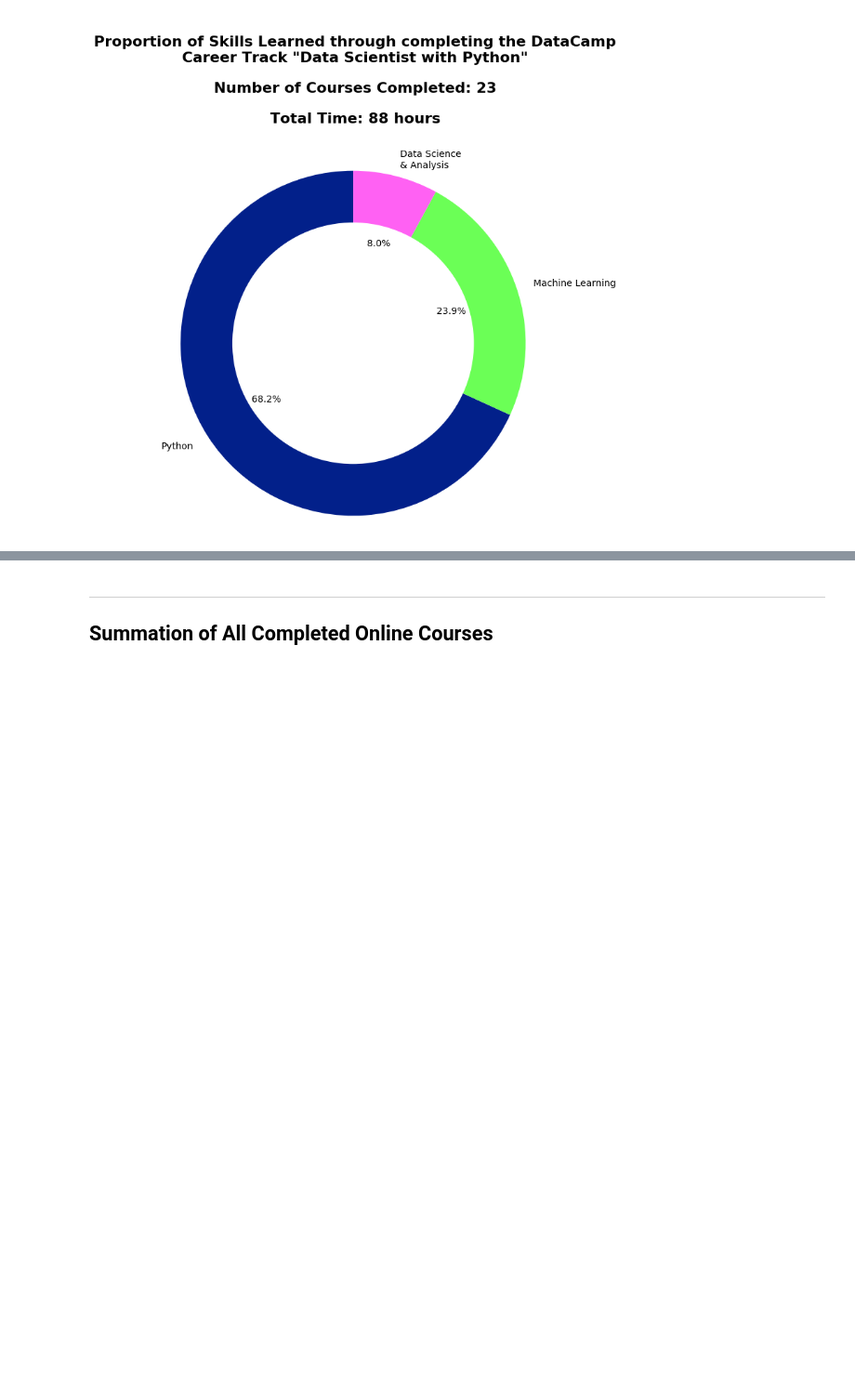
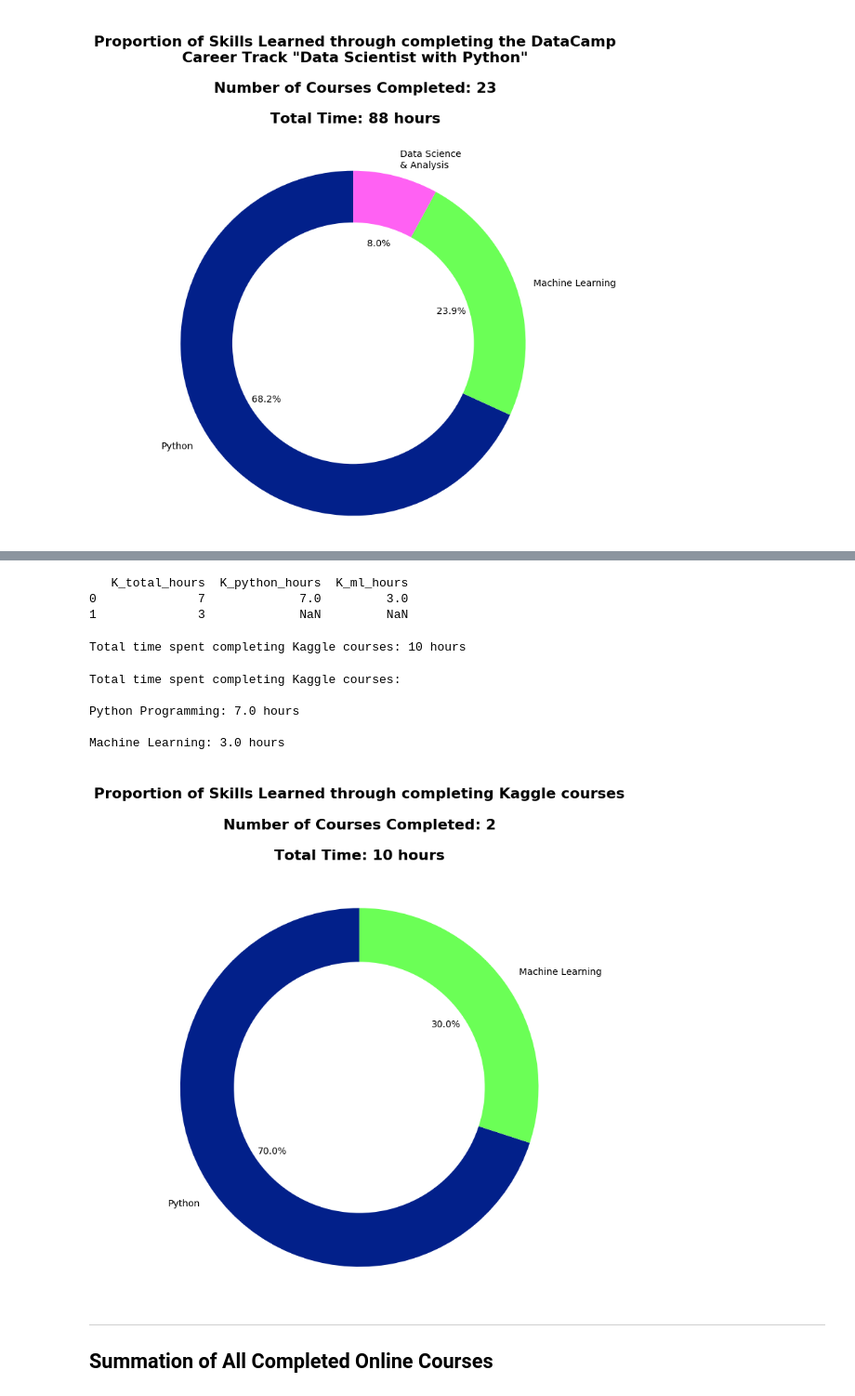
Before and after one commit to abbielms/Online_Courses, a Jupyter notebook: OnlineCourses.ipynb, the cells around one changed output, grey strips where cells are left out. Shown: that part at 93% size. Saved outputs shown, nothing was run; the diff lists cells and outputs as text; code cells hidden in the pictures; blank space fills up the shorter version.

```diff
--- a/OnlineCourses.ipynb
+++ b/OnlineCourses.ipynb
@@ -299,0 +307,7 @@ plt.show()
+# %%
+kaggle_data = pd.read_excel('kaggle.xlsx')
+print(kaggle_data)
+# %% [output]
+   K_total_hours  K_python_hours  K_ml_hours
+0              7             7.0         3.0
+1              3             NaN         NaN
@@ -300,3 +317,42 @@ plt.show()
+# %%
+k_total_hours = np.nansum(kaggle_data['K_total_hours'])
+print(f'Total time spent completing Kaggle courses: {k_total_hours} hours')
+# %% [output]
+Total time spent completing Kaggle courses: 10 hours
+# %%
+print('Total time spent completing Kaggle courses:\n')
+
+print(f"Python Programming: {k_python_hours} hours\n")
+print(f"Machine Learning: {k_ml_hours} hours\n")
+# %% [output]
+Total time spent completing Kaggle courses:
+
+Python Programming: 7.0 hours
+
+Machine Learning: 3.0 hours
+# %%
+%matplotlib inline
+
+labels = 'Python', 'Machine Learning'
+sizes = [k_python_hours, k_ml_hours]
+
+colors = ['#02208a', '#6bff56']
+
+fig1, ax1 = plt.subplots()
+
+ax1.pie(sizes, colors=colors, labels=labels, autopct='%1.1f%%', startangle=90, textprops={'fontsize': 14, 'fontweight': 500})
+
+centre_circle = plt.Circle((0,0),0.7,fc='white')
+fig = plt.gcf()
+fig.set_size_inches(11,11)
+fig.gca().add_artist(centre_circle)
+
+ax1.axis('equal')
+ax1.set_title(f'\nProportion of Skills Learned through completing Kaggle courses\n\nNumber of Courses Completed: {(kaggle_data.shape[0])}\n\nTotal Time: {k_total_hours} hours\n\n', fontsize=22, fontweight='bold')
+plt.tight_layout()
+plt.show()
+# %% [output]
+[figure, added]
 # %% [markdown]
 ---------------------------------------------------------------------------------------------------------------------------
 ## Summation of All Completed Online Courses
```
Also changed, not shown: parts of 4 cells of this notebook, 2 other files.
